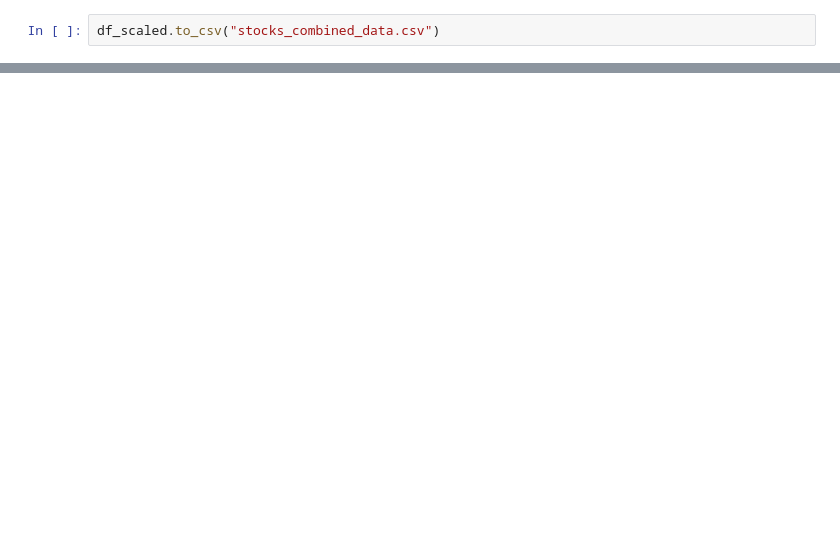
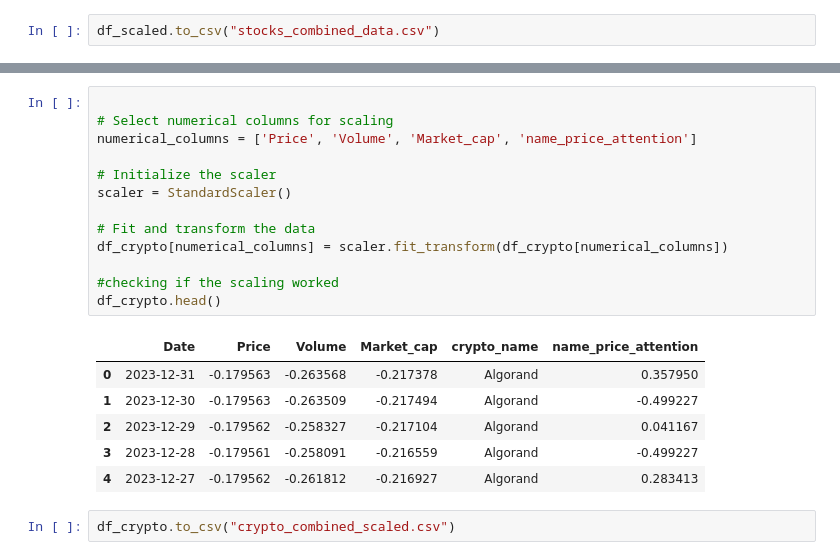
Before and after one commit to senaruetschlin/Investor_Attention, a Jupyter notebook: googletrends_AB_new copy.ipynb, the cells around one changed output, grey strips where cells are left out. Drawn from its saved outputs; the diff is of its cells as text; blank space fills up the shorter version.

```diff
--- a/googletrends_AB_new copy.ipynb
+++ b/googletrends_AB_new copy.ipynb
@@ -613,0 +602,22 @@ df_scaled.to_csv("stocks_combined_data.csv")
+# %%
+
+# Select numerical columns for scaling
+numerical_columns = ['Price', 'Volume', 'Market_cap', 'name_price_attention']
+
+# Initialize the scaler
+scaler = StandardScaler()
+
+# Fit and transform the data
+df_crypto[numerical_columns] = scaler.fit_transform(df_crypto[numerical_columns])
+
+#checking if the scaling worked
+df_crypto.head()
+# %% [output]
+|  | Date | Price | Volume | Market_cap | crypto_name | name_price_attention |
+| 0 | 2023-12-31 | -0.179563 | -0.263568 | -0.217378 | Algorand | 0.357950 |
+| 1 | 2023-12-30 | -0.179563 | -0.263509 | -0.217494 | Algorand | -0.499227 |
+| 2 | 2023-12-29 | -0.179562 | -0.258327 | -0.217104 | Algorand | 0.041167 |
+| 3 | 2023-12-28 | -0.179561 | -0.258091 | -0.216559 | Algorand | -0.499227 |
+| 4 | 2023-12-27 | -0.179562 | -0.261812 | -0.216927 | Algorand | 0.283413 |
+# %%
+df_crypto.to_csv("crypto_combined_scaled.csv")
```
Also changed, not shown: parts of 8 cells of this notebook, 1 other file.
